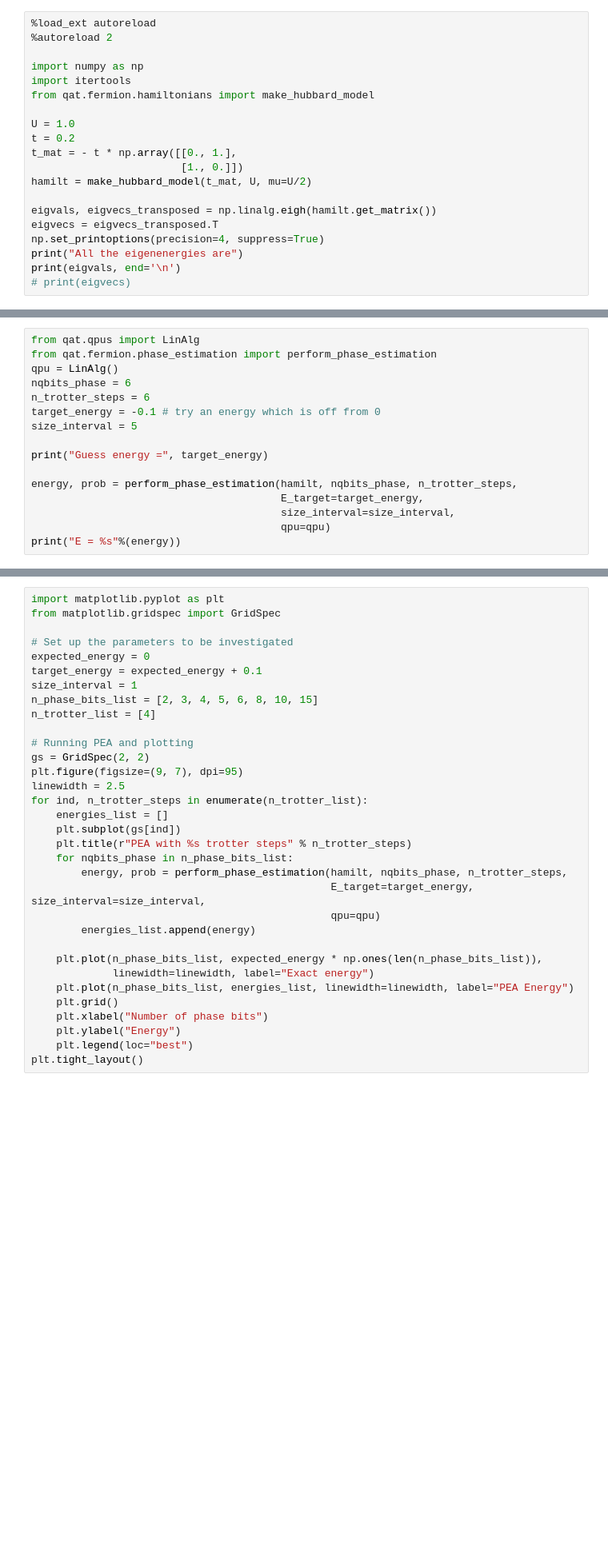
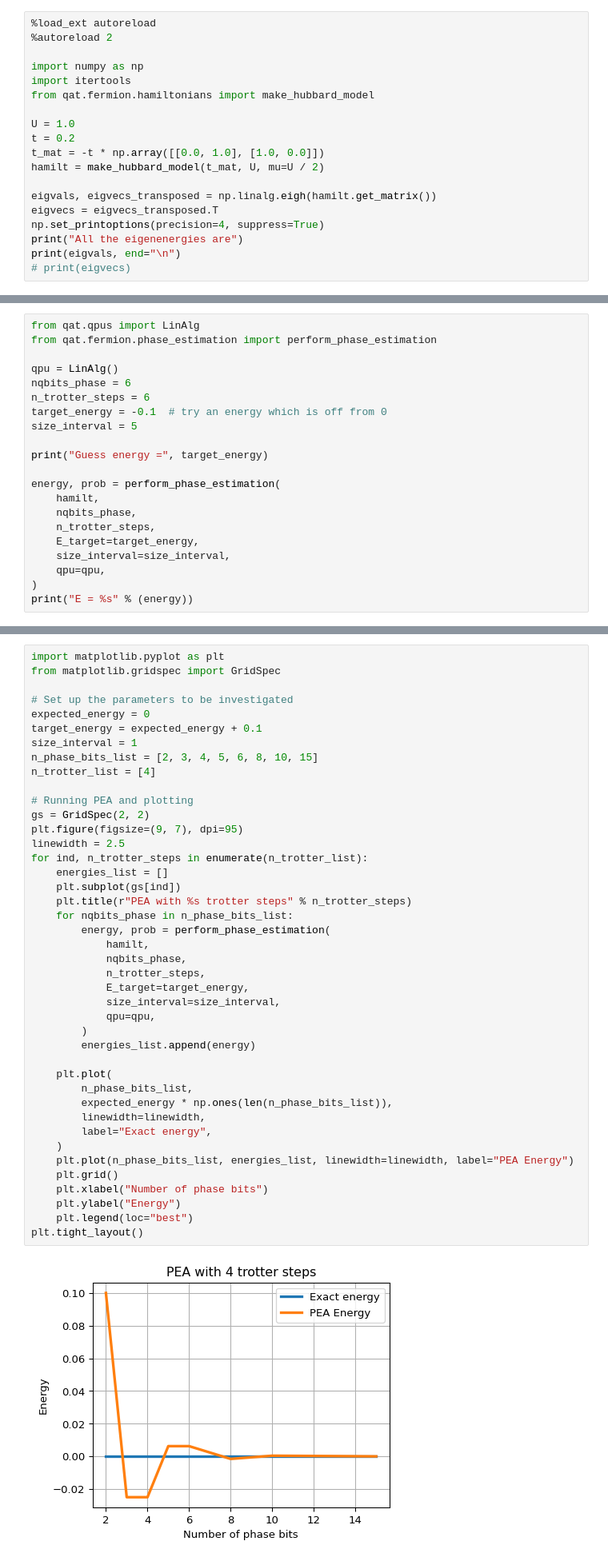
Before and after one commit to myQLM/myqlm-fermion, a Jupyter notebook: doc/notebooks/qpe_hubbard_molecule.ipynb, the cells around one changed output, grey strips where cells are left out. Shown: that part at 80% size. Cells and saved outputs as stored; diff of their text form; blank space fills up the shorter version.

```diff
--- a/doc/notebooks/qpe_hubbard_molecule.ipynb
+++ b/doc/notebooks/qpe_hubbard_molecule.ipynb
@@ -18,13 +18,12 @@ from qat.fermion.hamiltonians import make_hubbard_model
 
 U = 1.0
 t = 0.2
-t_mat = - t * np.array([[0., 1.],
-                        [1., 0.]])
-hamilt = make_hubbard_model(t_mat, U, mu=U/2)
+t_mat = -t * np.array([[0.0, 1.0], [1.0, 0.0]])
+hamilt = make_hubbard_model(t_mat, U, mu=U / 2)
 
 eigvals, eigvecs_transposed = np.linalg.eigh(hamilt.get_matrix())
 eigvecs = eigvecs_transposed.T
 np.set_printoptions(precision=4, suppress=True)
 print("All the eigenenergies are")
-print(eigvals, end='\n')
+print(eigvals, end="\n")
 # print(eigvecs)
@@ -33,16 +36,21 @@ print(eigvals, end='\n')
 # %%
 from qat.qpus import LinAlg
 from qat.fermion.phase_estimation import perform_phase_estimation
+
 qpu = LinAlg()
 nqbits_phase = 6
 n_trotter_steps = 6
-target_energy = -0.1 # try an energy which is off from 0
+target_energy = -0.1  # try an energy which is off from 0
 size_interval = 5
 
 print("Guess energy =", target_energy)
 
-energy, prob = perform_phase_estimation(hamilt, nqbits_phase, n_trotter_steps,
-                                        E_target=target_energy,
-                                        size_interval=size_interval,
-                                        qpu=qpu)
-print("E = %s"%(energy))
+energy, prob = perform_phase_estimation(
+    hamilt,
+    nqbits_phase,
+    n_trotter_steps,
+    E_target=target_energy,
+    size_interval=size_interval,
+    qpu=qpu,
+)
+print("E = %s" % (energy))
@@ -59,36 +70,47 @@ Although in this particular example `n_trotter_steps` has less of an impact on t
 # %%
 import matplotlib.pyplot as plt
 from matplotlib.gridspec import GridSpec
 
 # Set up the parameters to be investigated
 expected_energy = 0
 target_energy = expected_energy + 0.1
 size_interval = 1
 n_phase_bits_list = [2, 3, 4, 5, 6, 8, 10, 15]
 n_trotter_list = [4]
 
 # Running PEA and plotting
 gs = GridSpec(2, 2)
 plt.figure(figsize=(9, 7), dpi=95)
 linewidth = 2.5
 for ind, n_trotter_steps in enumerate(n_trotter_list):
     energies_list = []
     plt.subplot(gs[ind])
     plt.title(r"PEA with %s trotter steps" % n_trotter_steps)
     for nqbits_phase in n_phase_bits_list:
-        energy, prob = perform_phase_estimation(hamilt, nqbits_phase, n_trotter_steps,
-                                                E_target=target_energy, size_interval=size_interval,
-                                                qpu=qpu)
+        energy, prob = perform_phase_estimation(
+            hamilt,
+            nqbits_phase,
+            n_trotter_steps,
+            E_target=target_energy,
+            size_interval=size_interval,
+            qpu=qpu,
+        )
         energies_list.append(energy)
 
-    plt.plot(n_phase_bits_list, expected_energy * np.ones(len(n_phase_bits_list)),
-             linewidth=linewidth, label="Exact energy")
+    plt.plot(
+        n_phase_bits_list,
+        expected_energy * np.ones(len(n_phase_bits_list)),
+        linewidth=linewidth,
+        label="Exact energy",
+    )
     plt.plot(n_phase_bits_list, energies_list, linewidth=linewidth, label="PEA Energy")
     plt.grid()
     plt.xlabel("Number of phase bits")
     plt.ylabel("Energy")
     plt.legend(loc="best")
 plt.tight_layout()
+# %% [output]
+[figure, added]
 # %% [markdown]
 ## Influence of the initial vector
 
```
Also changed, not shown: parts of 5 cells of this notebook, 36 other files.
